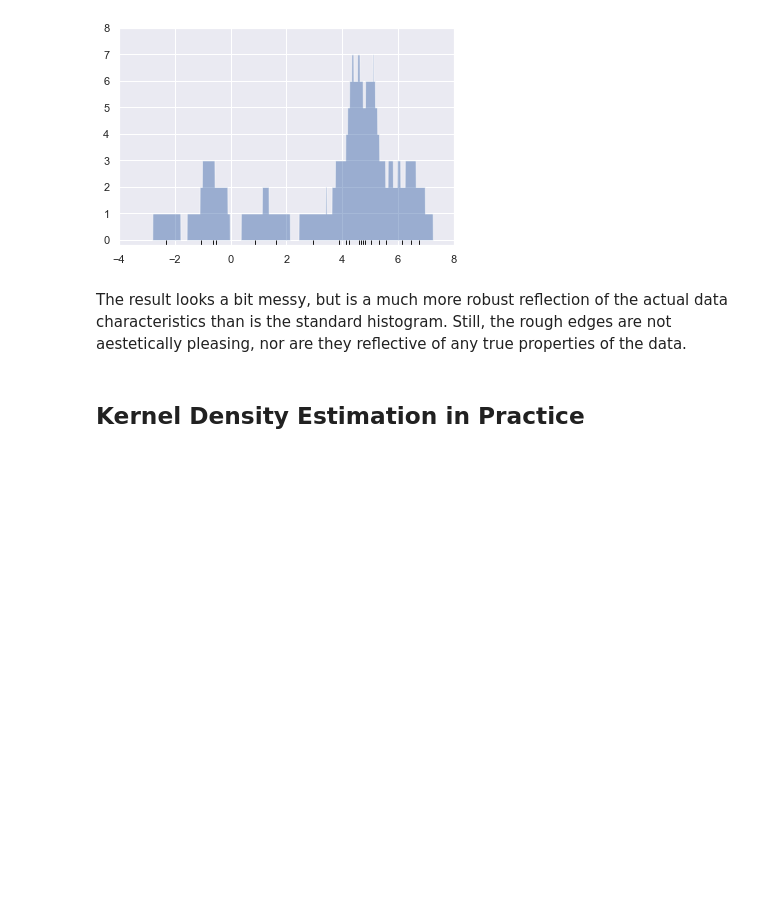
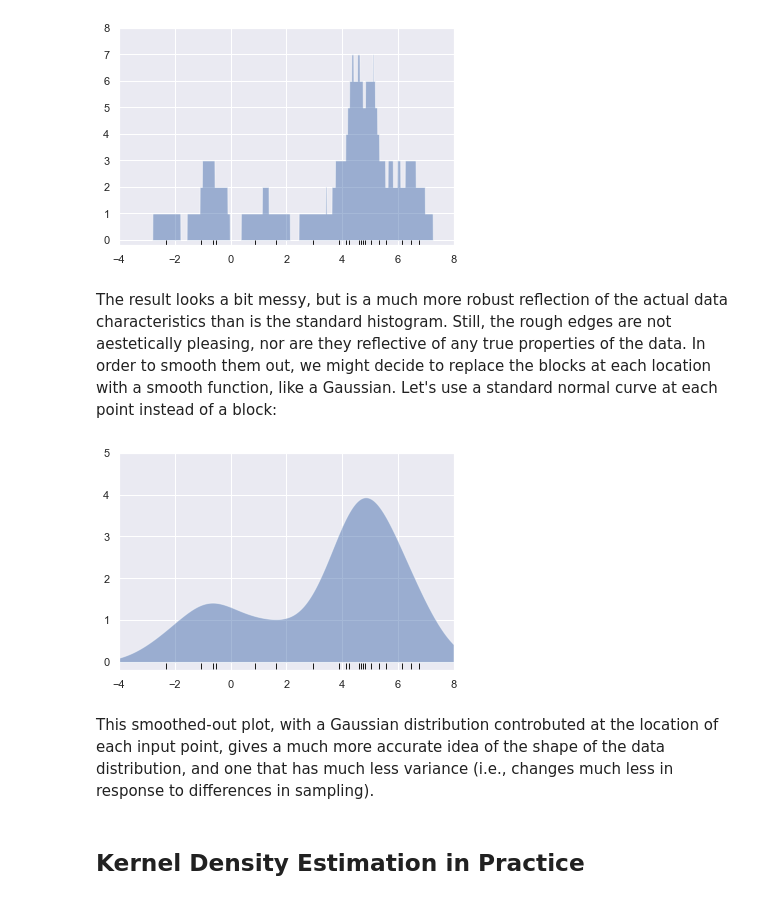
Before and after one commit to UlrikeBoehm/PythonDataScience, a Jupyter notebook: 05_MachineLearning/13_InDepth_Kernel_Density_Estimation.ipynb, the cells around one changed output. Cells and saved outputs as stored; diff of their text form; code cells hidden in the pictures; blank space fills up the shorter version.

```diff
--- a/05_MachineLearning/13_InDepth_Kernel_Density_Estimation.ipynb
+++ b/05_MachineLearning/13_InDepth_Kernel_Density_Estimation.ipynb
@@ -93,7 +93,20 @@ plt.axis([-4, 8, -0.2, 8]);
 # %% [output]
 [figure]
 # %% [markdown]
-The result looks a bit messy, but is a much more robust reflection of the actual data characteristics than is the standard histogram. Still, the rough edges are not aestetically pleasing, nor are they reflective of any true properties of the data.
+The result looks a bit messy, but is a much more robust reflection of the actual data characteristics than is the standard histogram. Still, the rough edges are not aestetically pleasing, nor are they reflective of any true properties of the data. In order to smooth them out, we might decide to replace the blocks at each location with a smooth function, like a Gaussian. Let's use a standard normal curve at each point instead of a block:
+# %%
+from scipy.stats import norm
+x_d = np.linspace(-4, 8, 1000)
+density = sum(norm(xi).pdf(x_d) for xi in x)
+
+plt.fill_between(x_d, density, alpha=0.5)
+plt.plot(x, np.full_like(x, -0.1), '|k', markeredgewidth=1)
+
+plt.axis([-4, 8, -0.2, 5]);
+# %% [output]
+[figure, added]
+# %% [markdown]
+This smoothed-out plot, with a Gaussian distribution controbuted at the location of each input point, gives a much more accurate idea of the shape of the data distribution, and one that has much less variance (i.e., changes much less in response to differences in sampling).
 # %% [markdown]
 ## Kernel Density Estimation in Practice
 # %% [markdown]
```
